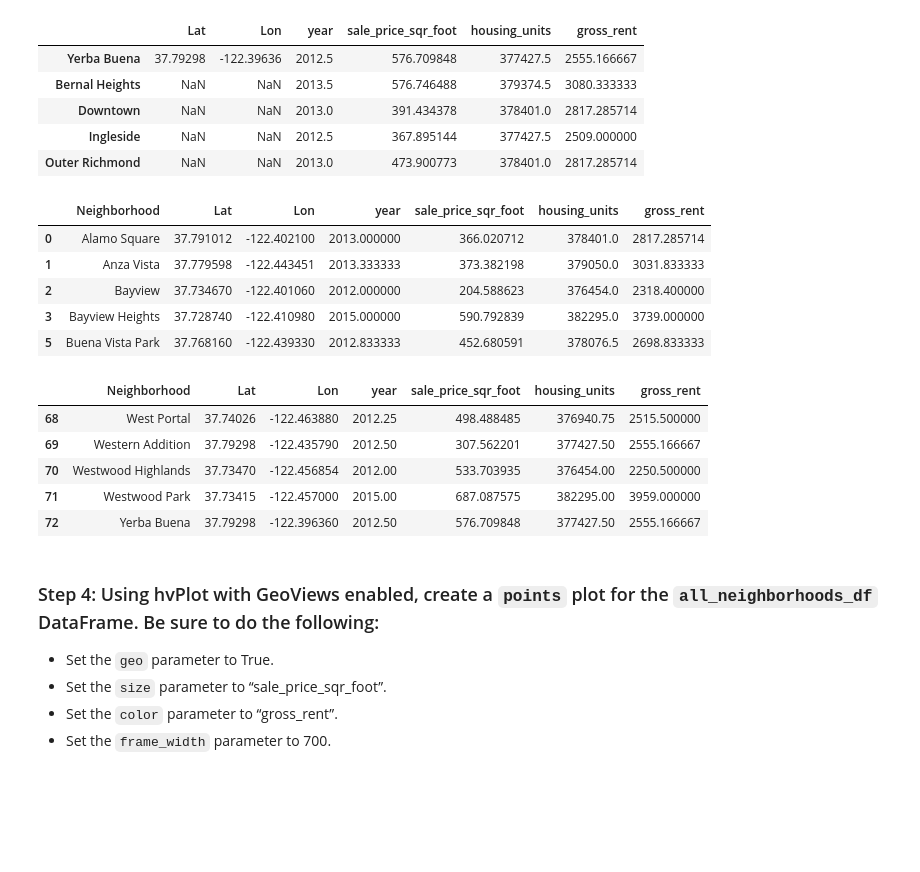
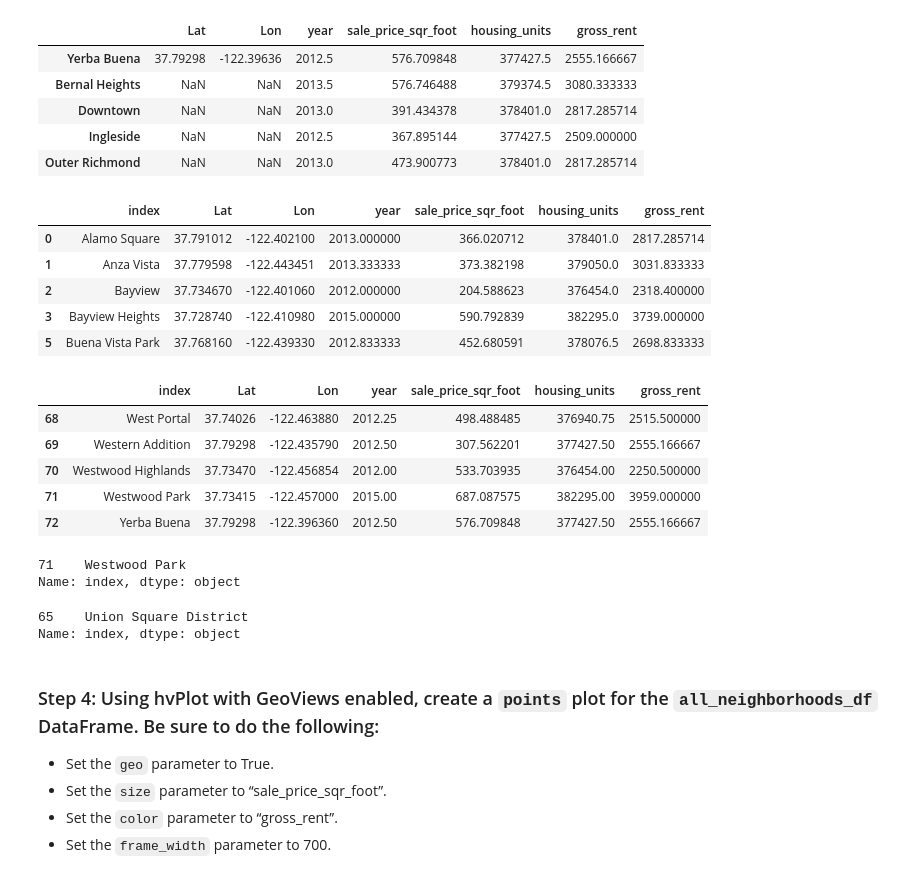
Before and after one commit to oneor11/fintech-proptech-property-analyzer, a Jupyter notebook: san_francisco_housing.ipynb, the cells around one changed output. Drawn from its saved outputs; the diff is of its cells as text; code cells hidden in the pictures; blank space fills up the shorter version.

```diff
--- a/san_francisco_housing.ipynb
+++ b/san_francisco_housing.ipynb
@@ -557,26 +482,29 @@ display(all_neighborhoods_df.tail())
 # %%
 # Call the dropna function to remove any neighborhoods that do not have data
 all_neighborhoods_df = all_neighborhoods_df.reset_index().dropna()
 
-# Rename the "index" column as "Neighborhood" for use in the Visualization
-all_neighborhoods_df = all_neighborhoods_df.rename(columns={"index": "Neighborhood"})
-
 # Review the resulting DataFrame
 display(all_neighborhoods_df.head())
 display(all_neighborhoods_df.tail())
+display(all_neighborhoods_df[all_neighborhoods_df['gross_rent'] == all_neighborhoods_df['gross_rent'].max()]['index'])
+display(all_neighborhoods_df[all_neighborhoods_df['sale_price_sqr_foot'] == all_neighborhoods_df['sale_price_sqr_foot'].max()]['index'])
 # %% [output]
-|  | Neighborhood | Lat | Lon | year | sale_price_sqr_foot | housing_units | gross_rent |
+|  | index | Lat | Lon | year | sale_price_sqr_foot | housing_units | gross_rent |
 | 0 | Alamo Square | 37.791012 | -122.402100 | 2013.000000 | 366.020712 | 378401.0 | 2817.285714 |
 | 1 | Anza Vista | 37.779598 | -122.443451 | 2013.333333 | 373.382198 | 379050.0 | 3031.833333 |
 | 2 | Bayview | 37.734670 | -122.401060 | 2012.000000 | 204.588623 | 376454.0 | 2318.400000 |
 | 3 | Bayview Heights | 37.728740 | -122.410980 | 2015.000000 | 590.792839 | 382295.0 | 3739.000000 |
 | 5 | Buena Vista Park | 37.768160 | -122.439330 | 2012.833333 | 452.680591 | 378076.5 | 2698.833333 |
-|  | Neighborhood | Lat | Lon | year | sale_price_sqr_foot | housing_units | gross_rent |
+|  | index | Lat | Lon | year | sale_price_sqr_foot | housing_units | gross_rent |
 | 68 | West Portal | 37.74026 | -122.463880 | 2012.25 | 498.488485 | 376940.75 | 2515.500000 |
 | 69 | Western Addition | 37.79298 | -122.435790 | 2012.50 | 307.562201 | 377427.50 | 2555.166667 |
 | 70 | Westwood Highlands | 37.73470 | -122.456854 | 2012.00 | 533.703935 | 376454.00 | 2250.500000 |
 | 71 | Westwood Park | 37.73415 | -122.457000 | 2015.00 | 687.087575 | 382295.00 | 3959.000000 |
 | 72 | Yerba Buena | 37.79298 | -122.396360 | 2012.50 | 576.709848 | 377427.50 | 2555.166667 |
+71    Westwood Park
+Name: index, dtype: object
+65    Union Square District
+Name: index, dtype: object
 # %% [markdown]
 ### Step 4: Using hvPlot with GeoViews enabled, create a `points` plot for the `all_neighborhoods_df` DataFrame. Be sure to do the following:
 
```
Also changed, not shown: parts of 13 cells of this notebook.
